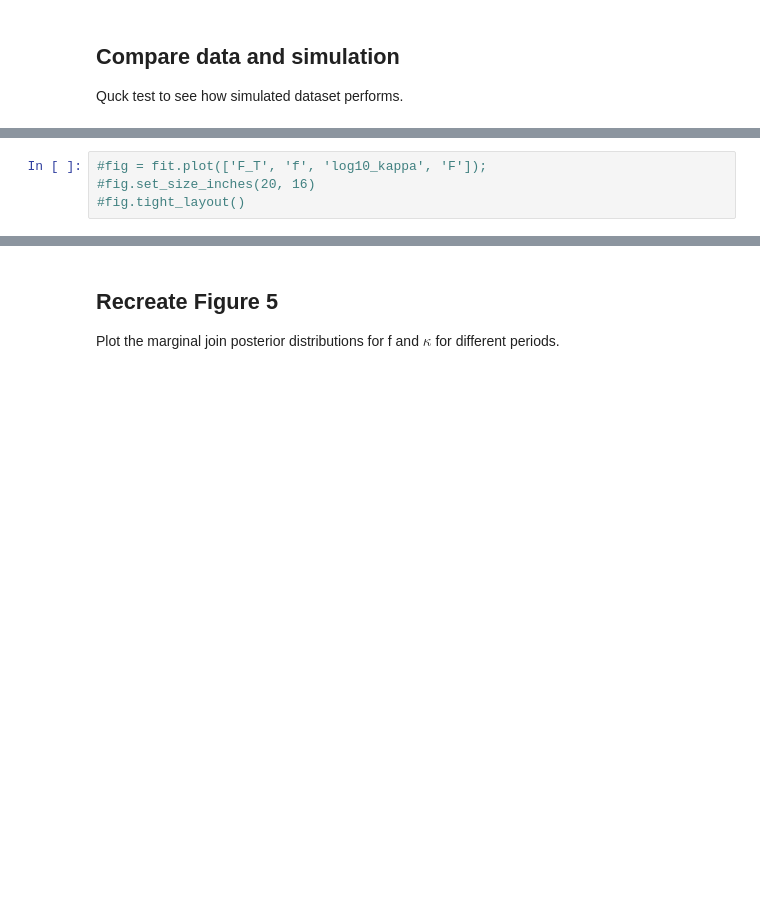
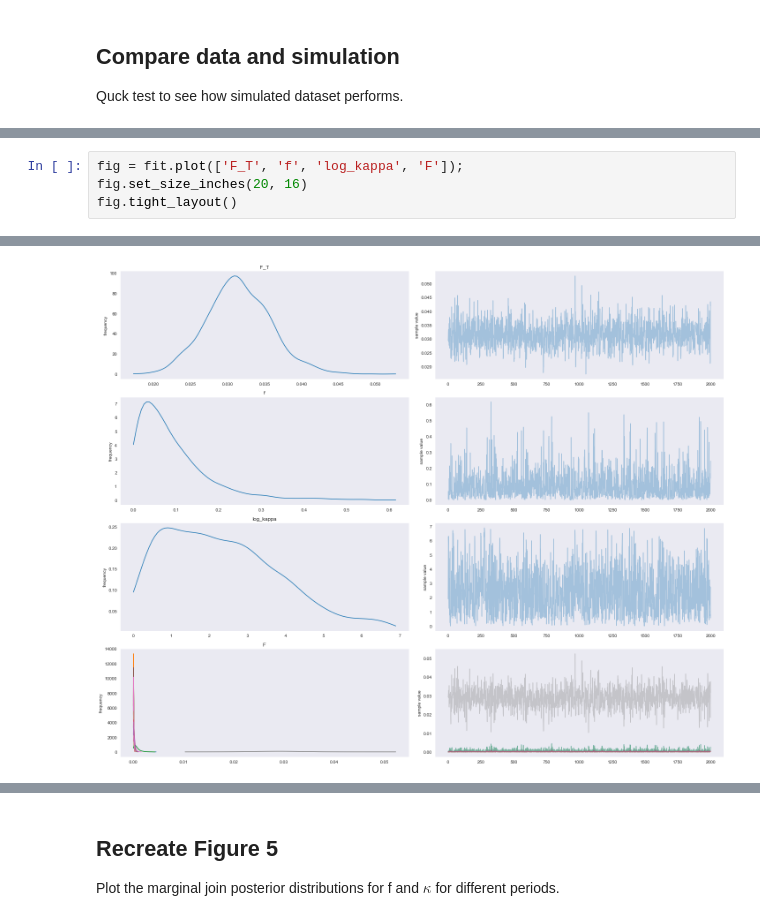
Before and after one commit to cescalara/soiaporn_model, a Jupyter notebook: stan_implementation/auger2010_study.ipynb, the cells around one changed output, grey strips where cells are left out. Drawn from its saved outputs; the diff is of its cells as text; blank space fills up the shorter version.

```diff
--- a/stan_implementation/auger2010_study.ipynb
+++ b/stan_implementation/auger2010_study.ipynb
@@ -88,4 +95,5 @@ Quck test to see how simulated dataset performs.
 # %%
-#fig = fit.plot(['F_T', 'f', 'log10_kappa', 'F']);
-#fig.set_size_inches(20, 16)
-#fig.tight_layout()
+fig = fit.plot(['F_T', 'f', 'log_kappa', 'F']);
+fig.set_size_inches(20, 16)
+fig.tight_layout()
+# %% [output]
@@ -92 +101,2 @@ Quck test to see how simulated dataset performs.
+[figure, added]
 # %%
```
Also changed, not shown: parts of 17 cells of this notebook, 17 other files.
